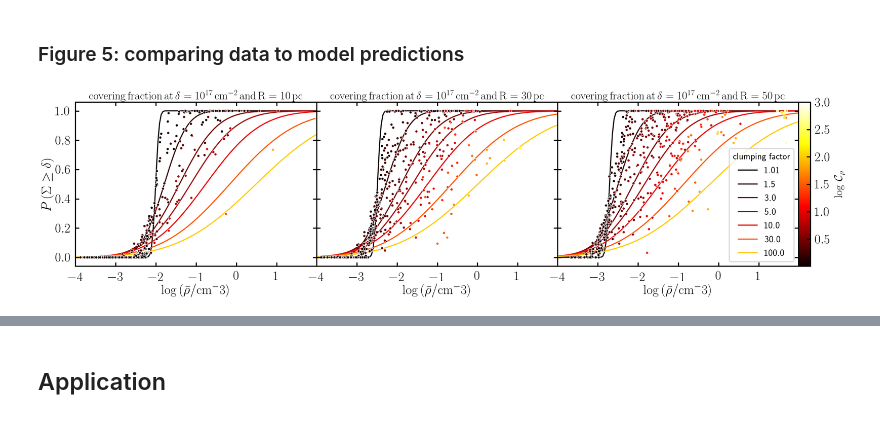
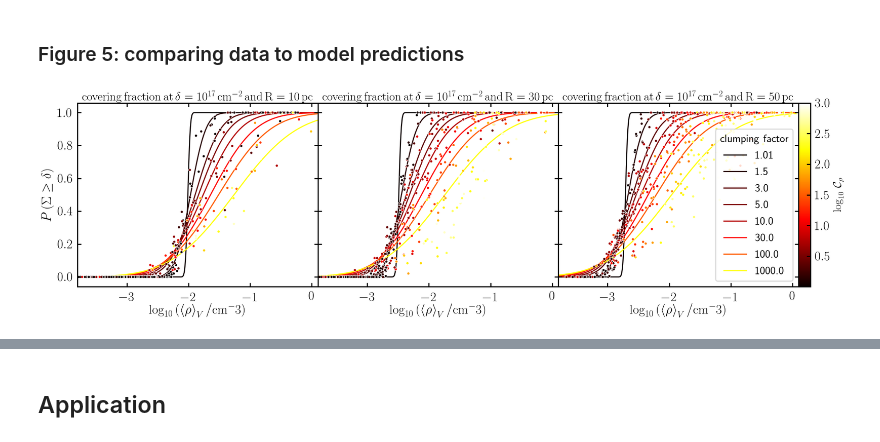
Before and after one commit to TobiBu/ISM_subgrid_clumping, a Jupyter notebook: ISM_subgrid_clumping.ipynb, the cells around one changed output, grey strips where cells are left out. Drawn from its saved outputs; the diff is of its cells as text; code cells hidden in the pictures.

```diff
--- a/ISM_subgrid_clumping.ipynb
+++ b/ISM_subgrid_clumping.ipynb
@@ -324,6 +439,8 @@ plt.savefig("./plots/c_vs_c.pdf", bbox_inches='tight')
 # %%
 # Fig. 4: clumping factor for different sphere radii
 
+cmap = plt.get_cmap("tab10")
+color = [2,4,1,3,0]
 names = ['./data/data_cellprop_500_nside4_1pc_R10_6000','./data/data_cellprop_500_nside4_1pc_R20_6000',
         './data/data_cellprop_500_nside4_1pc_R30_6000','./data/data_cellprop_500_nside4_1pc_R40_6000',
         './data/data_cellprop_500_nside4_1pc_R50_6000']
@@ -375,15 +492,25 @@ for name,rad in zip(names,[10,20,30,40,50]):
     bin_std, _, _ = stats.binned_statistic(np.log10(np.asarray(density)/p_mass),np.log10(np.asarray(clump)),
                             statistic=np.std,range=Range, bins=Nbin)
 
-    ax.errorbar(bin_centers+(j-3)*0.075,bin_means,xerr=[bin_width/2.]*len(bin_means),yerr=[bin_means-bin_Lquant,bin_Hquant-bin_means],label=r'$R=%i\, \rm{pc}$'%rad)
+    ax.errorbar(bin_centers+(j-3)*0.075,bin_means,xerr=[bin_width/2.]*len(bin_means),yerr=[bin_means-bin_Lquant,bin_Hquant-bin_means],c=cmap(color[j-1]),label=r'$R=%i\, \rm{pc}$'%rad)
+
+    #print(rad)
+    #print("means")
+    #print(bin_means)
+    #print("L quant")
+    #print(bin_Lquant)
+    #print("H quant")
+    #print(bin_Hquant)
+    #print("std")
+    #print(bin_std)
 
     #for x,y,z in zip(np.round(bin_means,2),np.round(bin_Lquant,2),np.round(bin_Hquant,2)):
     #    print(str(x) + "$_{"+str(y)+"}^{"+str(z)+"}")
 
     j += 1
 
-ax.set_xlabel(r"$\log\left(\bar{\rho}/\rm{cm^{-3}}\right)$")
-ax.set_ylabel(r"$\log\mathcal{C}_\rho$")
-ax.legend(fontsize=25,loc=2)
+ax.set_xlabel(r"$\log_{10}\left(\bar{\rho}/\rm{cm^{-3}}\right)$")
+ax.set_ylabel(r"$\log_{10}\mathcal{C}_\rho$")
+ax.legend(fontsize=35,loc=2)
 plt.savefig('./plots/c_vs_rho.pdf', bbox_inches='tight')
 # %% [output]
@@ -721,9 +853,9 @@ plt.savefig("./plots/col_den_hist_purple.pdf", bbox_inches='tight')
 # %% [markdown]
 ### Figure 5: comparing data to model predictions
 # %%
-# Fig. 5:
+# old version of Fig. 5:
 
-plt.figure(figsize=(35,8))
+plt.figure(figsize=(35,9))
 gs = gridspec.GridSpec(1, 4, width_ratios=[1,1,1,0.05], height_ratios=[1])
 gs.update(hspace=0.0, wspace=0.0)
 
@@ -734,28 +866,32 @@ ax2 = plt.subplot(gs[2])
 
 th = 10**17
 
-C = [1.01,1.5,3.,5.,10.,30.,100.,1000.]
+C = [1.01,1.5,3.,5.,10.,30.,100.,1000.,10000.]
 logC = np.log10(C)
 colors = plt.cm.hot(logC/logC[-1])#np.linspace(0,1,len(C)+3))
-dens = np.linspace(-4,4,200)
+dens = np.linspace(-4,1,400)
 
 for i in range(len(C)-1):
-    ax.plot(dens,my_errf(10**dens,10,C[i],th),color=colors[i], label=C[i], zorder=-10)#, ls='dashed')
-    ax1.plot(dens,my_errf(10**dens,30,C[i],th),color=colors[i], label=C[i], zorder=-10)#, ls='dashed')
-    ax2.plot(dens,my_errf(10**dens,50,C[i],th),color=colors[i], label=C[i], zorder=-10)#, ls='dashed')
+    ax.plot(dens,volume_errf(10**dens,10,C[i],th),color=colors[i], label=C[i], zorder=-10)#, ls='dashed')
+    ax1.plot(dens,volume_errf(10**dens,30,C[i],th),color=colors[i], label=C[i], zorder=-10)#, ls='dashed')
+    ax2.plot(dens,volume_errf(10**dens,50,C[i],th),color=colors[i], label=C[i], zorder=-10)#, ls='dashed')
 
 for name,axis,rad in zip(['./data/data_cellprop_500_nside4_1pc_R10_6000','./data/data_cellprop_500_nside4_1pc_R30_6000',
                           './data/data_cellprop_500_nside4_1pc_R50_6000'],[ax,ax1,ax2],[10,30,50]):
 
-    data = get_data(name)
-    cell_masses = data[4]
-    cell_volumes  = data[5]
-    den = data[0] / p_mass
+    with open(name, "rb") as all_data:
+        data = pickle.load(all_data)
 
-    col_den = data[1]
-    median_mp = data[2]
-    avg_mp = data[3]
-    centers = data[6]
+    #data = od_get_data(name)
+    vel_disp = data["vel_disp"]
+    cell_masses = data["cell_masses"]
+    cell_volumes  = data["cell_volumes"]
+    den = data["density"] / p_mass
+
+    col_den = data["column_density"]
+    median_mp = data["median"]
+    avg_mp = data["average"]
+    centers = data["centers"]
 
     pc = 3.085e18
 
@@ -768,6 +904,7 @@ for name,axis,rad in zip(['./data/data_cellprop_500_nside4_1pc_R10_6000','./data
 
     #clumping factor computation
     cf0 = []
+    cf1 = []
     density = []
     covering = []
     d = cell_masses/cell_volumes
@@ -775,40 +912,39 @@ for name,axis,rad in zip(['./data/data_cellprop_500_nside4_1pc_R10_6000','./data
 
     density.extend(den)
 
     for i in range(500):
         mean = np.mean(d[i])
         median = np.median(d[i])
         tmp = np.mean(cell_masses[i])
         cf0.append(tmp/np.median(cell_masses[i]))
 
     clump = np.asarray(cf0)
-    log_clump = np.log10(clump)/1.5 # factor 1.5 comes in because we use mean and median to calculate
+    log_clump = np.log10(np.exp(2*np.log(clump))) # factor 2 comes in because we use mean and median to calculate
                                     #the clumping factor. See explanantion to Eq. 10 in Buck et al. 2021b
-    col_den = col_den.reshape(len(den),hp.nside2npix(nside))
 
     #particles per cm^2
     b = col_den/(A_cm*p_mass)
     cov = []
     for i in range(len(col_den)):
-        cov.append(len(np.where(b[i] > th)[0])/(len(b[1])))
+        cov.append(len(np.where(b[i] > th)[0])/(len(b[0])))
 
     covering.extend(cov)
 
     cc = axis.scatter(np.log10(density), covering, c=log_clump, edgecolor='w',lw=1,
                 s=50,cmap='hot',vmin=np.log10(1.01), vmax=3)
 
-    axis.set_xlim(-4,1.99)
-    axis.set_xlabel(r"$\log\left(\bar\rho/\rm{cm}{^-3}\right)$")
-    axis.set_title(r"$\rm{covering\, fraction\, at\, \delta=10^{17}\,\rm{cm}^{-2}\, and\, R=%s\,\rm{pc}}$"%rad, fontsize=30)
+    axis.set_xlim(-3.8,0.1)
+    axis.set_xlabel(r"$\log_{10}\left(\left<\rho\right>_V/\rm{cm}{^-3}\right)$",labelpad=10)
+    axis.set_title(r"$\rm{covering\, fraction\, at\, \delta=10^{17}\,\rm{cm}^{-2}\, and\, R=%s\,\rm{pc}}$"%rad, fontsize=32.5)
 
 
-ax2.legend(title="clumping factor",title_fontsize=25,fontsize=25,loc=4)
-ax.set_ylabel(r"$ P\left(\Sigma\geq\delta\right)$")#\,
+ax2.legend(title="clumping factor",title_fontsize=30,fontsize=30,loc=4)
+ax.set_ylabel(r"$P\left(\Sigma\geq\delta\right)$",labelpad=10)
 ax1.set_yticklabels([])
 ax2.set_yticklabels([])
 cb = plt.colorbar(cc, cax=cax)
-cb.set_label(label=r"$\log\,\mathcal{C}_\rho$", size=30, labelpad=10)
+cb.set_label(label=r"$\log_{10}\,\mathcal{C}_\rho$", size=30, labelpad=10)
 
 plt.savefig("./plots/theory_vs_data.pdf", bbox_inches='tight')
 # %% [output]
-[figure, old version]
+[figure, new version]
```
Also changed, not shown: parts of 24 cells of this notebook, 16 other files.
